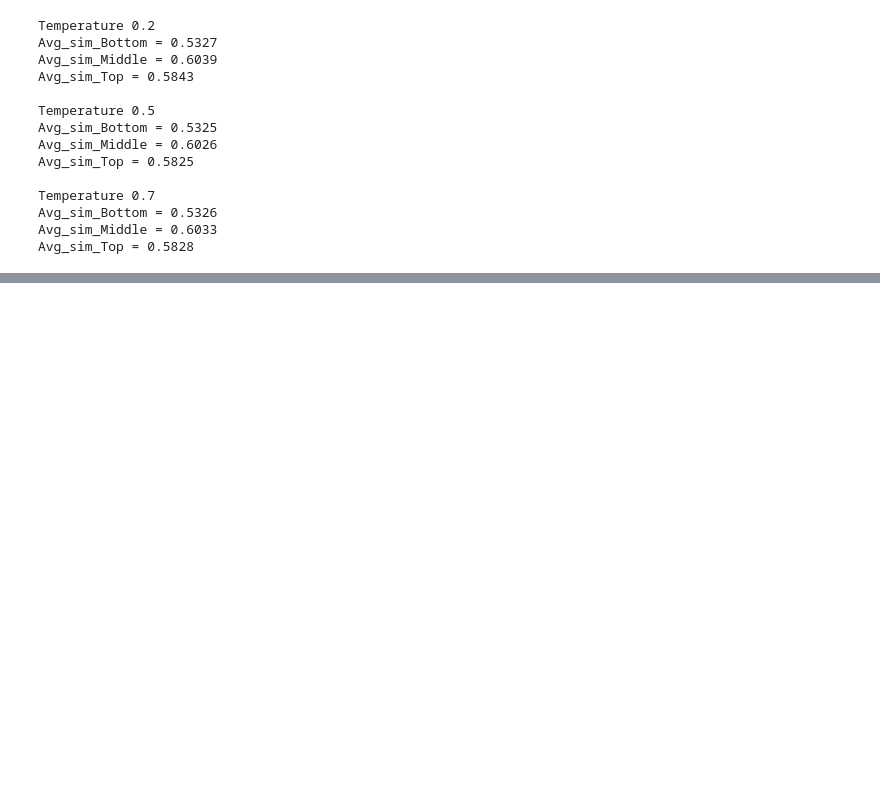
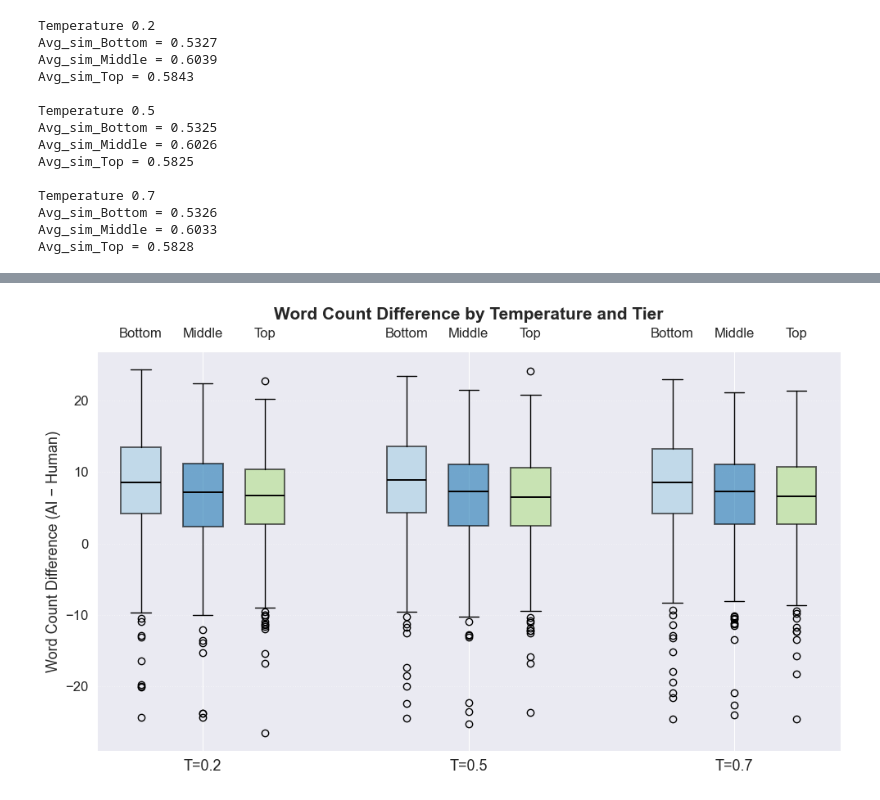
Before and after one commit to popolin47/Library_recommendation, a Jupyter notebook: Revise_RQ1.ipynb, the cells around one changed output, grey strips where cells are left out. Drawn from its saved outputs; the diff is of its cells as text; code cells hidden in the pictures; blank space fills up the shorter version.

```diff
--- a/Revise_RQ1.ipynb
+++ b/Revise_RQ1.ipynb
@@ -168,0 +161,68 @@ plt.show()
+# %%
+import pandas as pd
+import matplotlib.pyplot as plt
+from pathlib import Path
+
+# === Config ===
+temps = [0.2, 0.5, 0.7]
+tiers = ["Bottom", "Middle", "Top"]
+data_dir = Path("Result_RQ2")
+csv_tmpl = "{t}_compare_fog.csv"
+
+# === Load data ===
+values = {}
+for t in temps:
+    df = pd.read_csv(data_dir / csv_tmpl.format(t=t))
+    for tier in tiers:
+        vals = df.loc[df["Source"].str.casefold() == tier.casefold(), "fog_diff"].dropna().tolist()
+        values[(t, tier)] = vals
+
+# === Plot layout ===
+group_gap = 3.0
+within_gap = 0.7
+width = 0.45
+colors = ["#a6cee3", "#1f78b4", "#b2df8a"]
+
+fig, ax = plt.subplots(figsize=(10, 6))
+
+# Draw boxes for each tier group
+for tier_idx, tier in enumerate(tiers):
+    positions = [i * group_gap + (tier_idx - 1) * within_gap for i in range(len(temps))]
+    ax.boxplot(
+        [values[(t, tier)] for t in temps],
+        positions=positions,
+        widths=width,
+        patch_artist=True,
+        boxprops=dict(facecolor=colors[tier_idx], alpha=0.6, linewidth=1.4),
+        medianprops=dict(color="black", linewidth=1.4)
+    )
+
+# === X-axis: Temperature labels ===
+group_centers = [i * group_gap for i in range(len(temps))]
+ax.set_xticks(group_centers)
+ax.set_xticklabels([f"T={t}" for t in temps], fontsize=13, fontweight='medium')
+
+# === Top tier labels ===
+tier_positions = []
+tier_labels = []
+for g in range(len(temps)):
+    for tier_idx, tier in enumerate(tiers):
+        tier_positions.append(group_centers[g] + (tier_idx - 1) * within_gap)
+        tier_labels.append(tier)
+
+ax_top = ax.secondary_xaxis('top')
+ax_top.set_xticks(tier_positions)
+ax_top.set_xticklabels(tier_labels, fontsize=12, fontweight='medium')
+ax_top.tick_params(axis="x", length=0, pad=10)
+
+# === Style ===
+ax.set_ylabel("Word Count Difference (AI − Human)", fontsize=13, fontweight='medium')
+ax.set_title("Word Count Difference by Temperature and Tier", fontsize=15, fontweight='bold', pad=28)
+ax.tick_params(axis='y', labelsize=12)
+ax.grid(True, axis="y", linestyle=":", alpha=0.5)
+
+plt.subplots_adjust(top=0.88, bottom=0.15)
+plt.tight_layout()
+plt.show()
+# %% [output]
+[figure, added]
```
Also changed, not shown: parts of 4 cells of this notebook, 4 other files.
